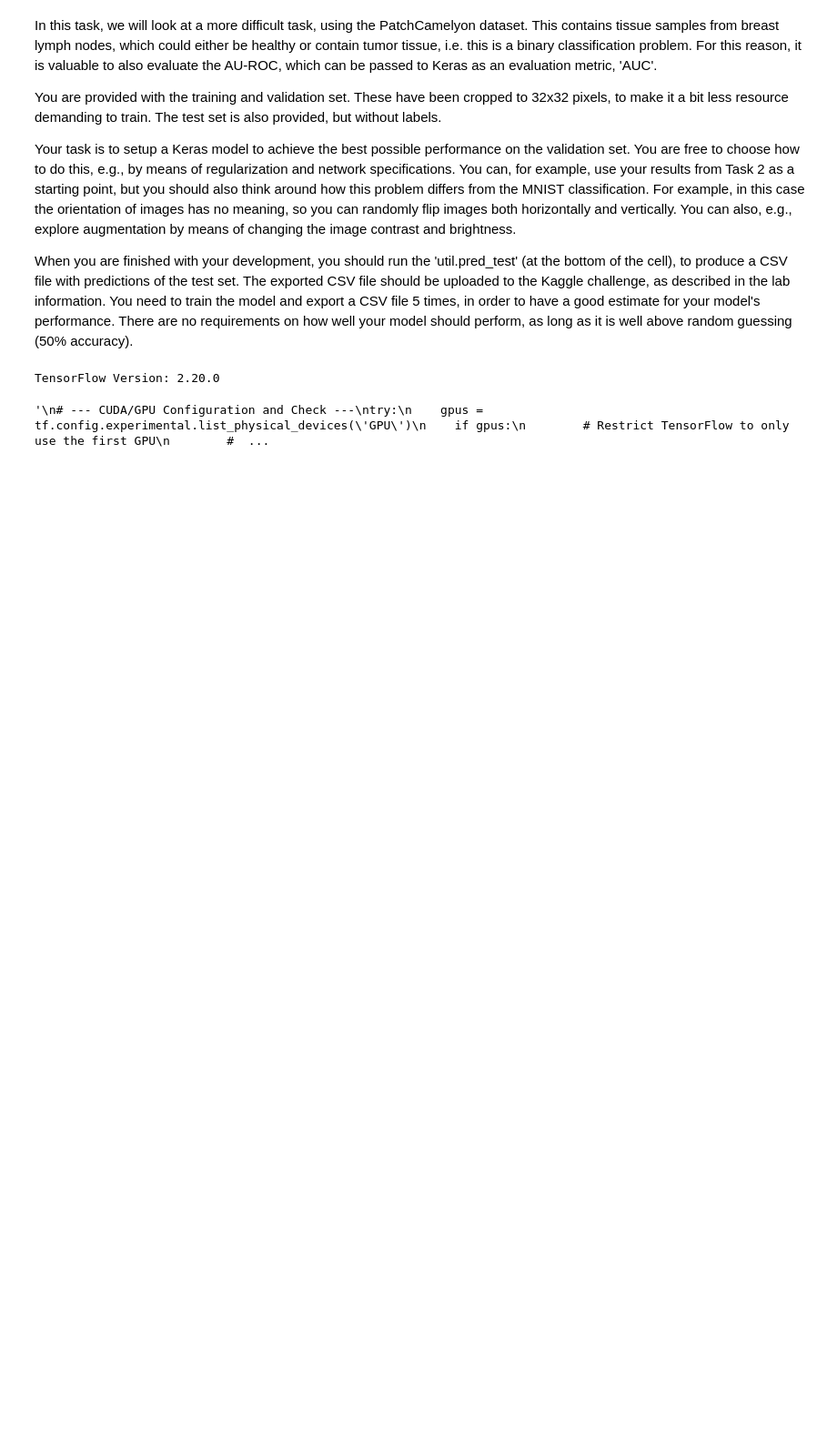
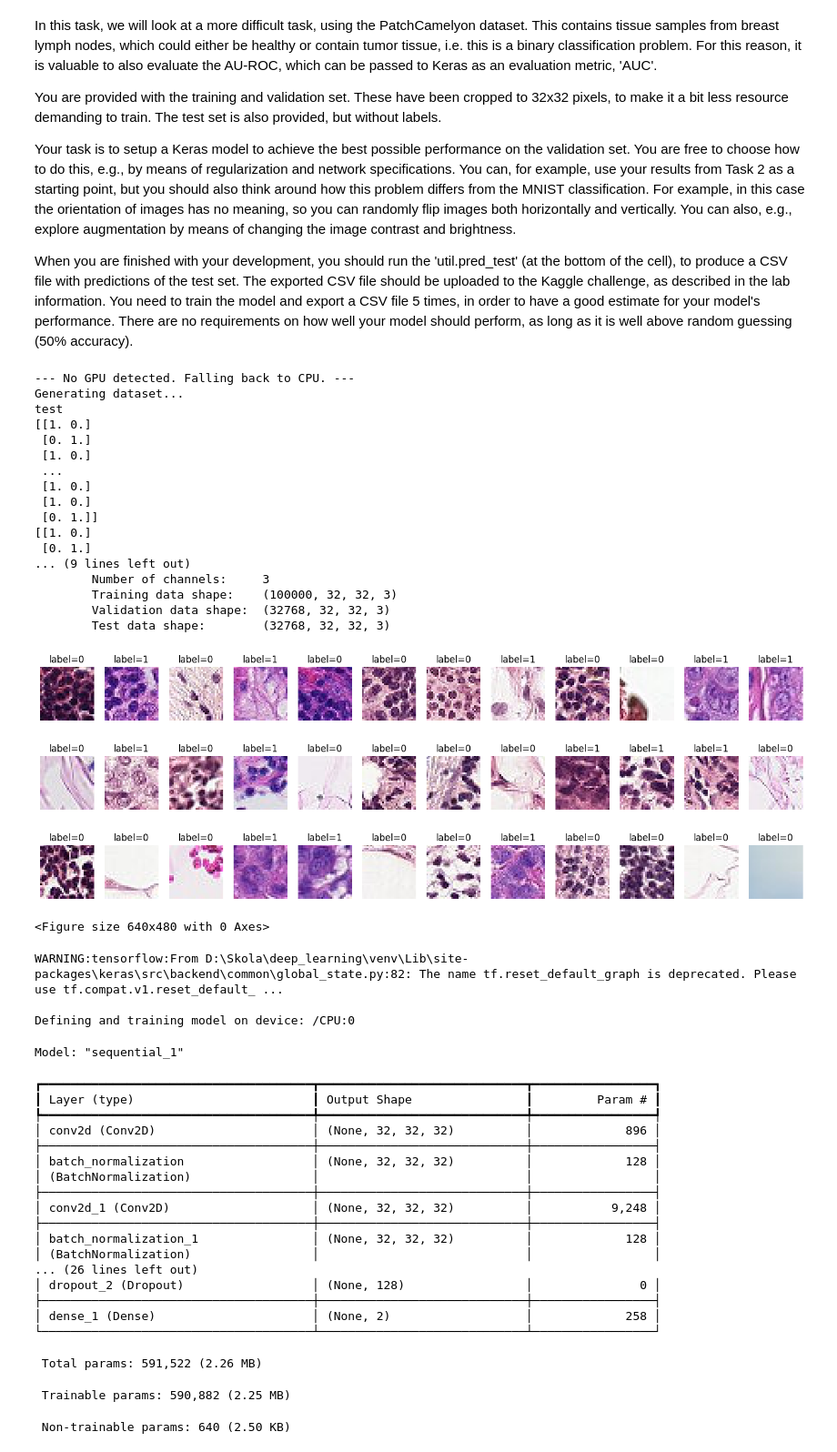
Before and after one commit to Marcus-Skoglund/deep_learning, a Jupyter notebook: Labs/Lab2/lab02.ipynb, the cells around one changed output. Shown at 91% size. Cells and saved outputs as stored; diff of their text form; code cells hidden in the pictures; blank space fills up the shorter version.

```diff
--- a/Labs/Lab2/lab02.ipynb
+++ b/Labs/Lab2/lab02.ipynb
@@ -302,8 +398,6 @@ import data_generator
 import time
 import sys
 
-print(f"TensorFlow Version: {tf.__version__}")
-'''
 # --- CUDA/GPU Configuration and Check ---
 try:
     gpus = tf.config.experimental.list_physical_devices('GPU')
@@ -378,33 +472,74 @@ with tf.device(device_name):
     model.add(layers.Dropout(0.2))
     model.add(layers.Dense(data.K, activation='softmax'))
 
     model.summary()
 
     opt = keras.optimizers.Adam()
     model.compile(loss='categorical_crossentropy', optimizer=opt, metrics=['accuracy','AUC'])
 
     start_time = time.time()
 
     # Training the model
     log = model.fit(
         data.x_train,
         data.y_train_oh,
         batch_size=batch_size,
         epochs=epochs,
         validation_data=(data.x_valid, data.y_valid_oh),
         validation_freq=1,
         verbose=True
     )
 
     end_time = time.time()
     print(f"\nTraining completed in {end_time - start_time:.2f} seconds.")
 
     # Evaluation and prediction
     util.evaluate(model, data)
     util.plot_training(log)
     util.pred_test(model, data, name='test.csv')
 
-print("Script finished. Check 'test.csv' for predictions.")'''
+print("Script finished. Check 'test.csv' for predictions.")
 # %% [output]
-TensorFlow Version: 2.20.0
+--- No GPU detected. Falling back to CPU. ---
+Generating dataset...
+test
+[[1. 0.]
+ [0. 1.]
+ [1. 0.]
+ ...
+ [1. 0.]
+ [1. 0.]
+ [0. 1.]]
+[[1. 0.]
+ [0. 1.]
+... (9 lines left out)
+        Number of channels:     3
+        Training data shape:    (100000, 32, 32, 3)
+        Validation data shape:  (32768, 32, 32, 3)
+        Test data shape:        (32768, 32, 32, 3)
+[figure, added]
-'\n# --- CUDA/GPU Configuration and Check ---\ntry:\n    gpus = tf.config.experimental.list_physical_devices(\'GPU\')\n    if gpus:\n        # Restrict TensorFlow to only use the first GPU\n        #  ...
+<Figure size 640x480 with 0 Axes>
+WARNING:tensorflow:From D:\Skola\deep_learning\venv\Lib\site-packages\keras\src\backend\common\global_state.py:82: The name tf.reset_default_graph is deprecated. Please use tf.compat.v1.reset_default_ ...
+
+Defining and training model on device: /CPU:0
+Model: "sequential_1"
+┏━━━━━━━━━━━━━━━━━━━━━━━━━━━━━━━━━━━━━━┳━━━━━━━━━━━━━━━━━━━━━━━━━━━━━┳━━━━━━━━━━━━━━━━━┓
+┃ Layer (type)                         ┃ Output Shape                ┃         Param # ┃
+┡━━━━━━━━━━━━━━━━━━━━━━━━━━━━━━━━━━━━━━╇━━━━━━━━━━━━━━━━━━━━━━━━━━━━━╇━━━━━━━━━━━━━━━━━┩
+│ conv2d (Conv2D)                      │ (None, 32, 32, 32)          │             896 │
+├──────────────────────────────────────┼─────────────────────────────┼─────────────────┤
+│ batch_normalization                  │ (None, 32, 32, 32)          │             128 │
+│ (BatchNormalization)                 │                             │                 │
+├──────────────────────────────────────┼─────────────────────────────┼─────────────────┤
+│ conv2d_1 (Conv2D)                    │ (None, 32, 32, 32)          │           9,248 │
+├──────────────────────────────────────┼─────────────────────────────┼─────────────────┤
+│ batch_normalization_1                │ (None, 32, 32, 32)          │             128 │
+│ (BatchNormalization)                 │                             │                 │
+... (26 lines left out)
+│ dropout_2 (Dropout)                  │ (None, 128)                 │               0 │
+├──────────────────────────────────────┼─────────────────────────────┼─────────────────┤
+│ dense_1 (Dense)                      │ (None, 2)                   │             258 │
+└──────────────────────────────────────┴─────────────────────────────┴─────────────────┘
+ Total params: 591,522 (2.26 MB)
+ Trainable params: 590,882 (2.25 MB)
+ Non-trainable params: 640 (2.50 KB)
```
Also changed, not shown: parts of 6 cells of this notebook, 2 other files.
